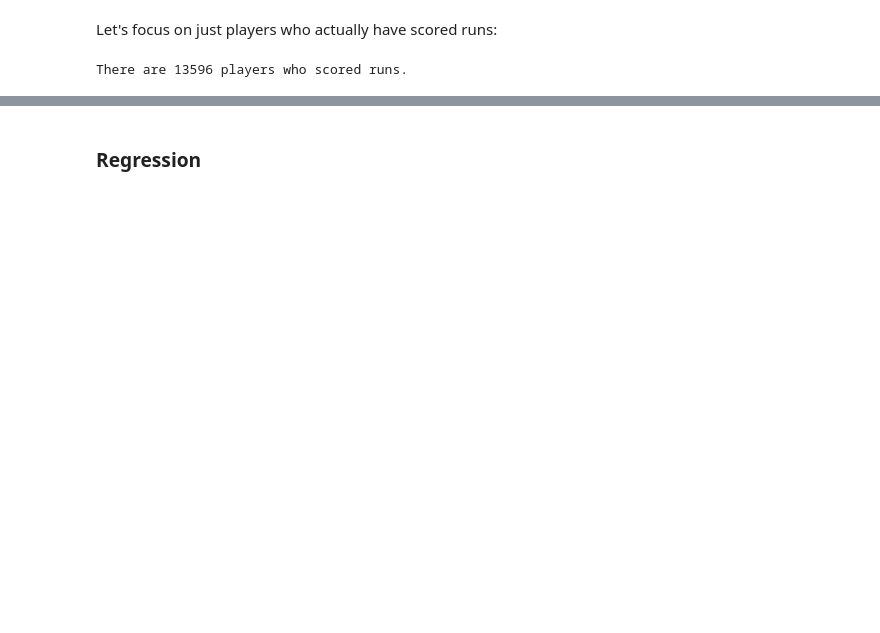
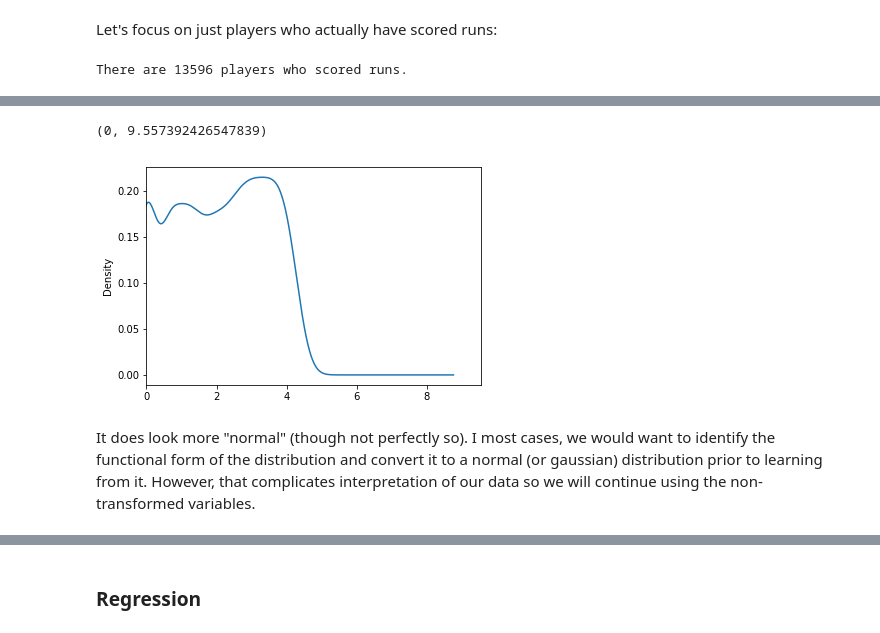
Before and after one commit to DistrictDataLabs/dod-ds-overview, a Jupyter notebook: supervised_learning.ipynb, the cells around one changed output, grey strips where cells are left out. Cells and saved outputs as stored; diff of their text form; code cells hidden in the pictures; blank space fills up the shorter version.

Commit message:
added additional comments/explanations to supervised learning notebook

```diff
--- a/supervised_learning.ipynb
+++ b/supervised_learning.ipynb
@@ -67,3 +97,11 @@ df['R'].plot(kind='kde')
+# %%
+plot = df['R_log'].plot(kind='kde')
+plot.set_xlim(0,)
+# %% [output]
+(0, 9.557392426547839)
+[figure, added]
+# %% [markdown]
+It does look more "normal" (though not perfectly so). I most cases, we would want to identify the functional form of the distribution and convert it to a normal (or gaussian) distribution prior to learning from it. However, that complicates interpretation of our data so we will continue using the non-transformed variables.
 # %%
 total_median_runs = df['R'].median()
 print("On average, players we're considering scored {0} runs per season.".format(round(total_median_runs,2)))
```
Also changed, not shown: parts of 41 cells of this notebook.
